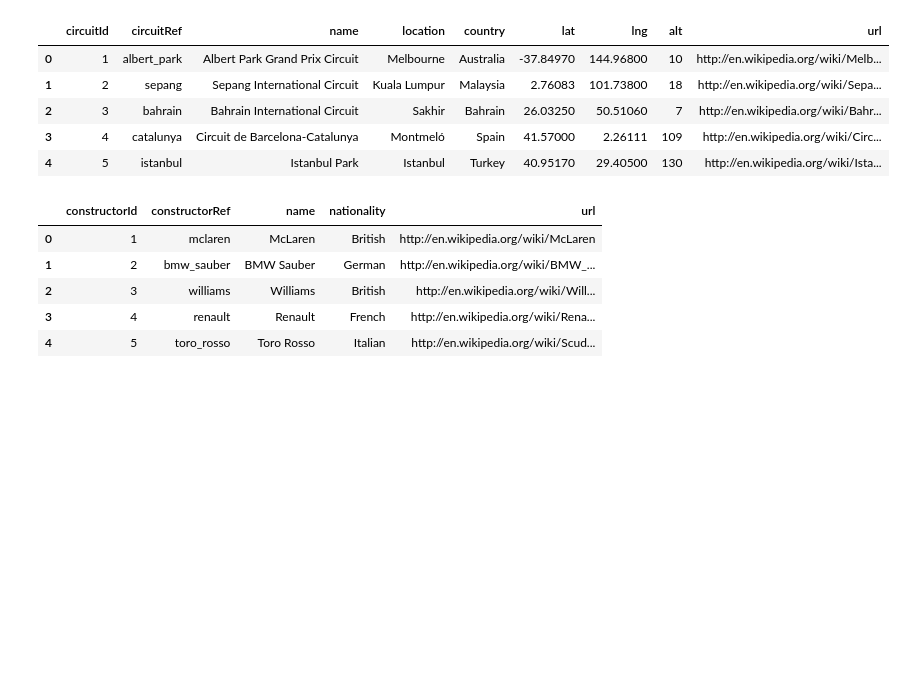
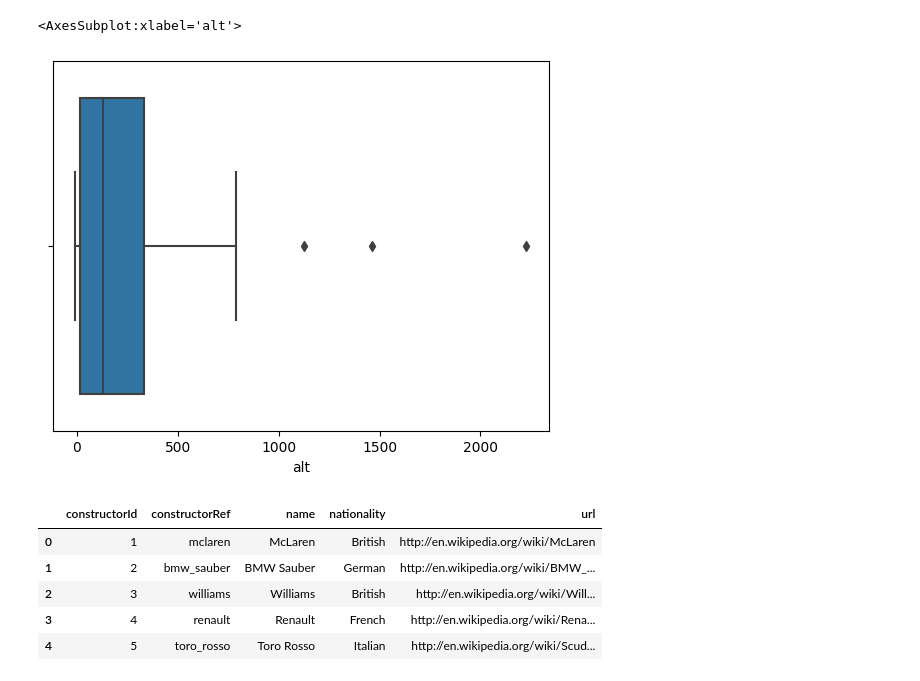
Before and after one commit to SantiGallastegui/proyectoIndividual, a Jupyter notebook: Datasets/tojson_csv.ipynb, the cells around one changed output. Saved outputs shown, nothing was run; the diff lists cells and outputs as text; code cells hidden in the pictures; blank space fills up the shorter version.

```diff
--- a/Datasets/tojson_csv.ipynb
+++ b/Datasets/tojson_csv.ipynb
@@ -5,13 +8,10 @@ import pandas as pd
 # %%
 circuits = pd.read_csv('circuits.csv')
 circuits.head()
+sns.boxplot(circuits['alt'])
 # %% [output]
-|  | circuitId | circuitRef | name | location | country | lat | lng | alt | url |
-| 0 | 1 | albert_park | Albert Park Grand Prix Circuit | Melbourne | Australia | -37.84970 | 144.96800 | 10 | http://en.wikipedia.org/wiki/Melb... |
-| 1 | 2 | sepang | Sepang International Circuit | Kuala Lumpur | Malaysia | 2.76083 | 101.73800 | 18 | http://en.wikipedia.org/wiki/Sepa... |
-| 2 | 3 | bahrain | Bahrain International Circuit | Sakhir | Bahrain | 26.03250 | 50.51060 | 7 | http://en.wikipedia.org/wiki/Bahr... |
-| 3 | 4 | catalunya | Circuit de Barcelona-Catalunya | Montmeló | Spain | 41.57000 | 2.26111 | 109 | http://en.wikipedia.org/wiki/Circ... |
-| 4 | 5 | istanbul | Istanbul Park | Istanbul | Turkey | 40.95170 | 29.40500 | 130 | http://en.wikipedia.org/wiki/Ista... |
+<AxesSubplot:xlabel='alt'>
+[figure, added]
 # %%
 constructors_filt = pd.read_json('constructors.json', lines=True)
 constructors_filt.head()
```
Also changed, not shown: parts of 16 cells of this notebook, 15 other files.
